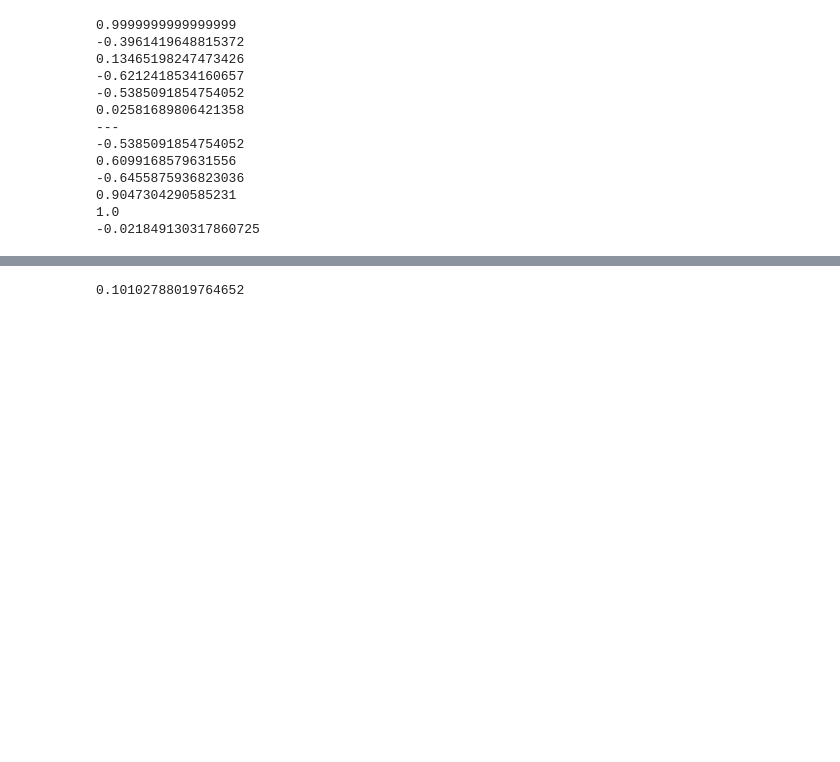
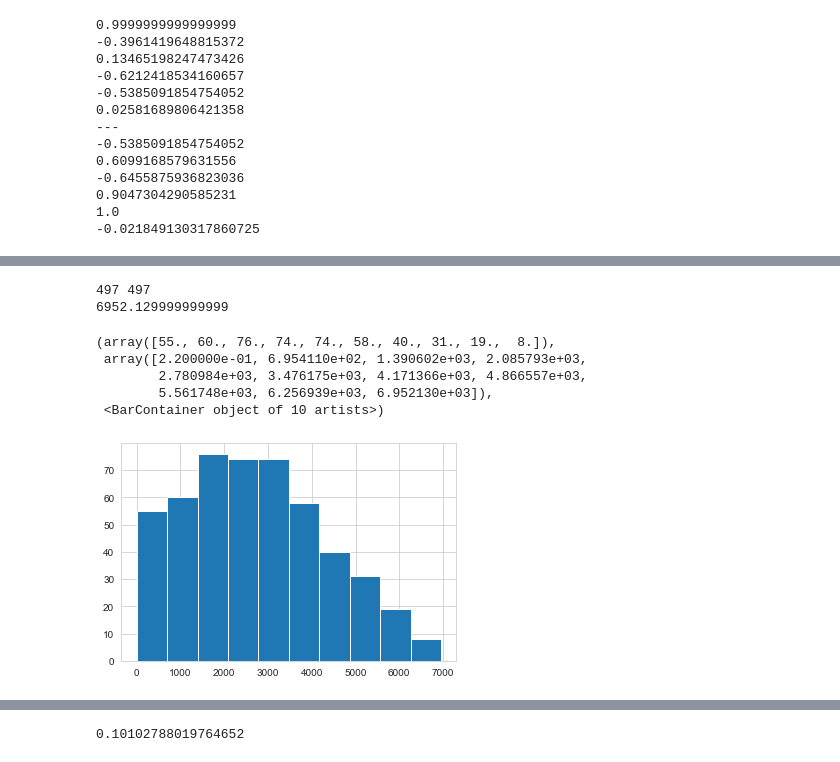
Before and after one commit to smilex555/phys718-hwp, a Jupyter notebook: project1-test/1st_attempt.ipynb, the cells around one changed output, grey strips where cells are left out. Saved outputs shown, nothing was run; the diff lists cells and outputs as text; code cells hidden in the pictures; blank space fills up the shorter version.

```diff
--- a/project1-test/1st_attempt.ipynb
+++ b/project1-test/1st_attempt.ipynb
@@ -279,0 +281,41 @@ plt.hist(diff, bins = 10)
+# %%
+def locexx(X):
+    exx = []
+    txx = []
+    if (X[1] > X[0]):
+        flag = 1
+    elif (X[1] < X[0]):
+        flag = -1
+    exx.append(flag)
+    txx.append(0)
+    for i in range(len(X) - 2):
+        if (flag == 1 and (X[i+1] > X[i+2])):
+            exx.append(X[i+1])
+            txx.append(i+1)
+            flag = -1
+        if (flag == -1 and (X[i+1] < X[i+2])):
+            exx.append(X[i+1])
+            txx.append(i+1)
+            flag = 1
+    return exx, txx
+
+def difff(X):
+    diffarr = np.zeros(len(X)-2)
+    for i in range(1, len(X)-1):
+        diffarr[i-1] = np.abs(X[i+1] - X[i])
+    return diffarr
+
+exx, txx = locexx(mooring)
+print(len(exx), len(txx))
+diffarr = difff(exx)
+print(max(diffarr))
+plt.hist(diffarr, bins = 10)
+# %% [output]
+497 497
+6952.129999999999
+(array([55., 60., 76., 74., 74., 58., 40., 31., 19.,  8.]),
+ array([2.200000e-01, 6.954110e+02, 1.390602e+03, 2.085793e+03,
+        2.780984e+03, 3.476175e+03, 4.171366e+03, 4.866557e+03,
+        5.561748e+03, 6.256939e+03, 6.952130e+03]),
+ <BarContainer object of 10 artists>)
+[figure, added]
```
Also changed, not shown: parts of 8 cells of this notebook.
